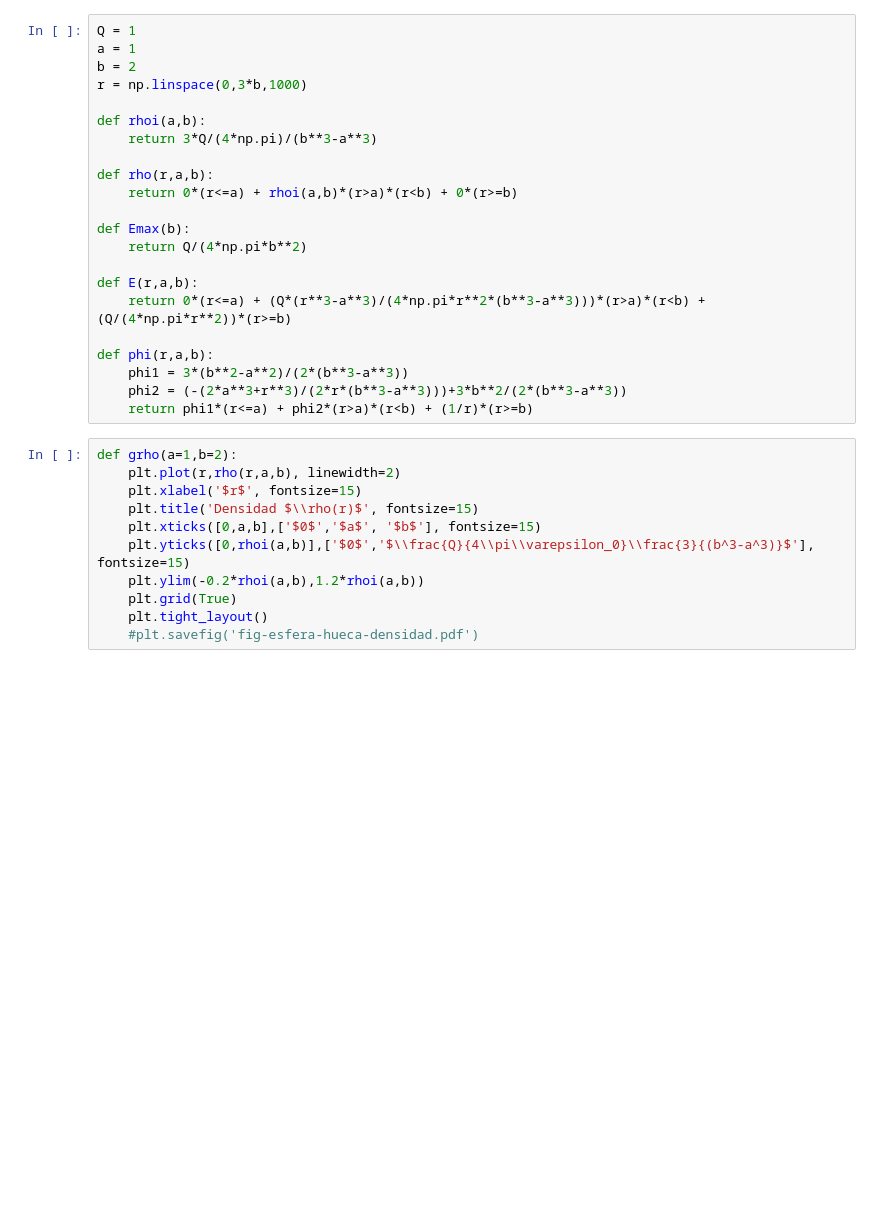
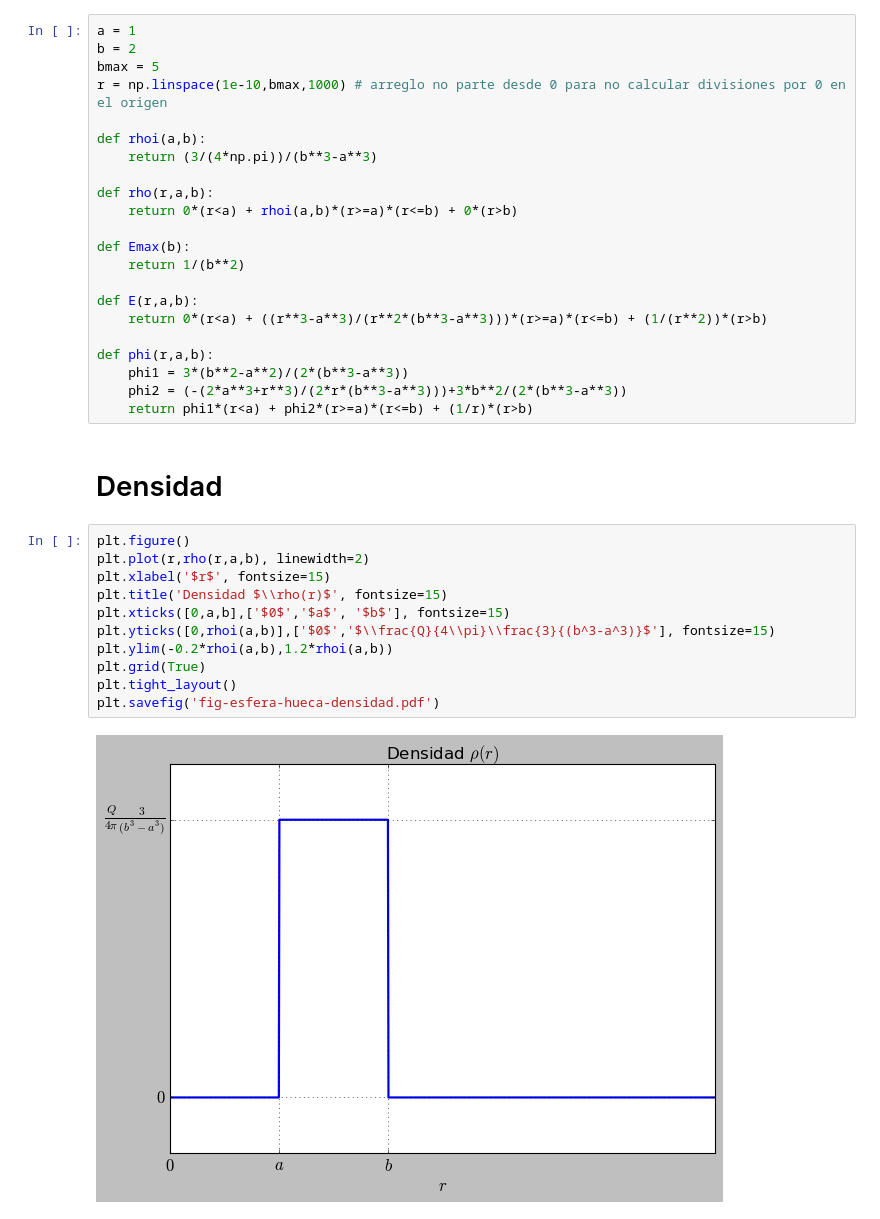
Before and after one commit to gfrubi/electrodinamica, a Jupyter notebook: notebooks/esfera-cargada.ipynb, the cells around one changed output. Saved outputs shown, nothing was run; the diff lists cells and outputs as text; blank space fills up the shorter version.

```diff
--- a/notebooks/esfera-cargada.ipynb
+++ b/notebooks/esfera-cargada.ipynb
@@ -6,34 +5,38 @@ from ipywidgets import interact
 plt.style.use('classic')
 # %%
-Q = 1
 a = 1
 b = 2
-r = np.linspace(0,3*b,1000)
+bmax = 5
+r = np.linspace(1e-10,bmax,1000) # arreglo no parte desde 0 para no calcular divisiones por 0 en el origen
 
 def rhoi(a,b):
-    return 3*Q/(4*np.pi)/(b**3-a**3)
+    return (3/(4*np.pi))/(b**3-a**3)
 
 def rho(r,a,b):
-    return 0*(r<=a) + rhoi(a,b)*(r>a)*(r<b) + 0*(r>=b)
+    return 0*(r<a) + rhoi(a,b)*(r>=a)*(r<=b) + 0*(r>b)
 
 def Emax(b):
-    return Q/(4*np.pi*b**2)
+    return 1/(b**2)
 
 def E(r,a,b):
-    return 0*(r<=a) + (Q*(r**3-a**3)/(4*np.pi*r**2*(b**3-a**3)))*(r>a)*(r<b) + (Q/(4*np.pi*r**2))*(r>=b)
+    return 0*(r<a) + ((r**3-a**3)/(r**2*(b**3-a**3)))*(r>=a)*(r<=b) + (1/(r**2))*(r>b)
 
 def phi(r,a,b):
     phi1 = 3*(b**2-a**2)/(2*(b**3-a**3))
     phi2 = (-(2*a**3+r**3)/(2*r*(b**3-a**3)))+3*b**2/(2*(b**3-a**3))
-    return phi1*(r<=a) + phi2*(r>a)*(r<b) + (1/r)*(r>=b)
+    return phi1*(r<a) + phi2*(r>=a)*(r<=b) + (1/r)*(r>b)
+# %% [markdown]
+# Densidad
 # %%
-def grho(a=1,b=2):
-    plt.plot(r,rho(r,a,b), linewidth=2)
-    plt.xlabel('$r$', fontsize=15)
-    plt.title('Densidad $\\rho(r)$', fontsize=15)
-    plt.xticks([0,a,b],['$0$','$a$', '$b$'], fontsize=15)
-    plt.yticks([0,rhoi(a,b)],['$0$','$\\frac{Q}{4\\pi\\varepsilon_0}\\frac{3}{(b^3-a^3)}$'], fontsize=15)
-    plt.ylim(-0.2*rhoi(a,b),1.2*rhoi(a,b))
-    plt.grid(True)
-    plt.tight_layout()
-    #plt.savefig('fig-esfera-hueca-densidad.pdf')
+plt.figure()
+plt.plot(r,rho(r,a,b), linewidth=2)
+plt.xlabel('$r$', fontsize=15)
+plt.title('Densidad $\\rho(r)$', fontsize=15)
+plt.xticks([0,a,b],['$0$','$a$', '$b$'], fontsize=15)
+plt.yticks([0,rhoi(a,b)],['$0$','$\\frac{Q}{4\\pi}\\frac{3}{(b^3-a^3)}$'], fontsize=15)
+plt.ylim(-0.2*rhoi(a,b),1.2*rhoi(a,b))
+plt.grid(True)
+plt.tight_layout()
+plt.savefig('fig-esfera-hueca-densidad.pdf')
+# %% [output]
+[figure, added]
```
Also changed, not shown: parts of 16 cells of this notebook, 3 other files.
